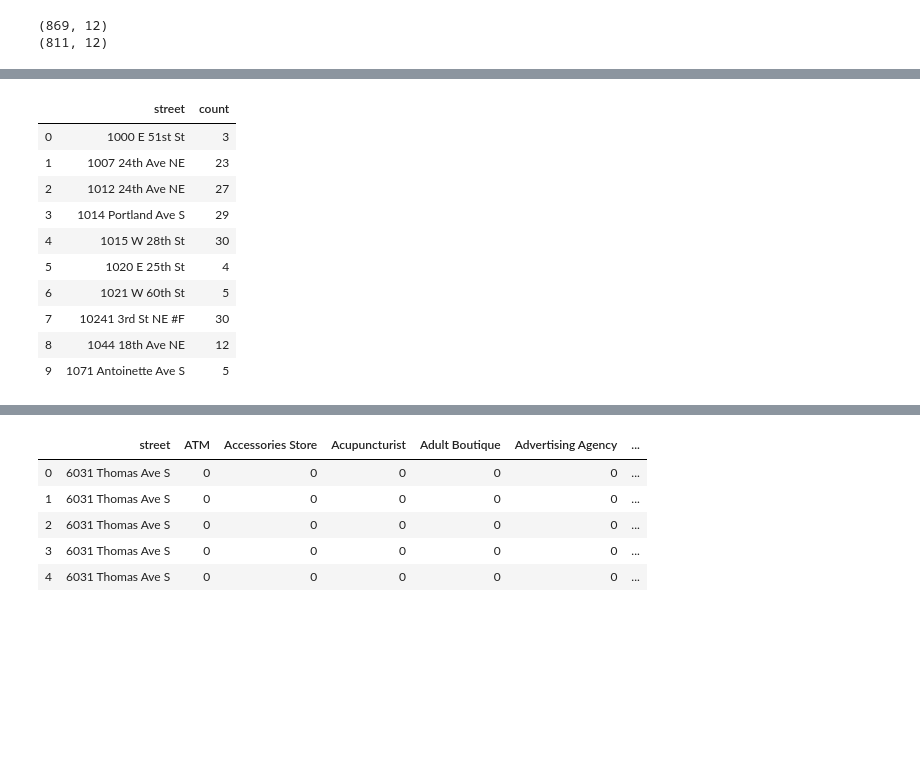
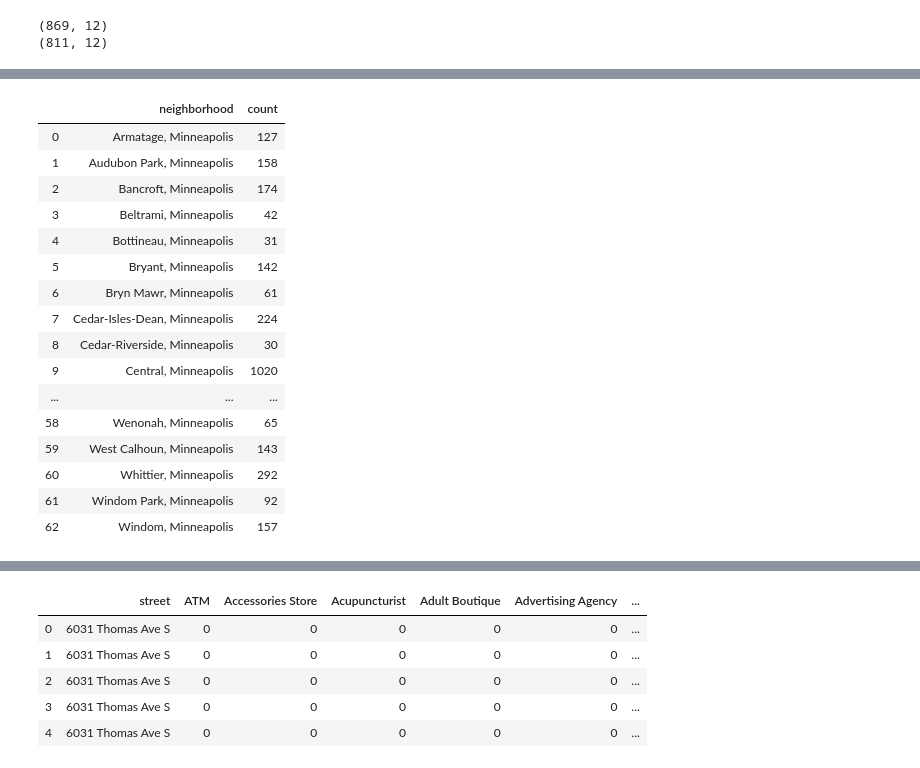
Before and after one commit to tenzin-kunsang648/Final-Coursera-Capstone-Project, a Jupyter notebook: HouseHunt_Location.ipynb, the cells around one changed output, grey strips where cells are left out. Saved outputs shown, nothing was run; the diff lists cells and outputs as text; code cells hidden in the pictures; blank space fills up the shorter version.

```diff
--- a/HouseHunt_Location.ipynb
+++ b/HouseHunt_Location.ipynb
@@ -827,20 +702,26 @@ home_venues.head()
 # %%
 #how many venues were returned for each street
 
-homeVenues = home_venues.groupby('street').count()
+homeVenues = home_venues.groupby('neighborhood').count()
 homeVenues.drop(homeVenues.columns[[1, 2, 3, 4, 5, 6]], axis = 1, inplace = True)
 homeVenues.reset_index(level=0, inplace=True)
-homeVenues.rename(columns = {'neighborhood': 'count'}, inplace = True)
-homeVenues.head(10)
+homeVenues.rename(columns = {'street': 'count'}, inplace = True)
+homeVenues
 # %% [output]
-|  | street | count |
-| 0 | 1000 E 51st St | 3 |
-| 1 | 1007 24th Ave NE | 23 |
-| 2 | 1012 24th Ave NE | 27 |
-| 3 | 1014 Portland Ave S | 29 |
-| 4 | 1015 W 28th St | 30 |
-| 5 | 1020 E 25th St | 4 |
-| 6 | 1021 W 60th St | 5 |
-| 7 | 10241 3rd St NE #F | 30 |
-| 8 | 1044 18th Ave NE | 12 |
-| 9 | 1071 Antoinette Ave S | 5 |
+|  | neighborhood | count |
+| 0 | Armatage, Minneapolis | 127 |
+| 1 | Audubon Park, Minneapolis | 158 |
+| 2 | Bancroft, Minneapolis | 174 |
+| 3 | Beltrami, Minneapolis | 42 |
+| 4 | Bottineau, Minneapolis | 31 |
+| 5 | Bryant, Minneapolis | 142 |
+| 6 | Bryn Mawr, Minneapolis | 61 |
+| 7 | Cedar-Isles-Dean, Minneapolis | 224 |
+| 8 | Cedar-Riverside, Minneapolis | 30 |
+| 9 | Central, Minneapolis | 1020 |
+| ... | ... | ... |
+| 58 | Wenonah, Minneapolis | 65 |
+| 59 | West Calhoun, Minneapolis | 143 |
+| 60 | Whittier, Minneapolis | 292 |
+| 61 | Windom Park, Minneapolis | 92 |
+| 62 | Windom, Minneapolis | 157 |
```
Also changed, not shown: parts of 59 cells of this notebook, 7 other files.
